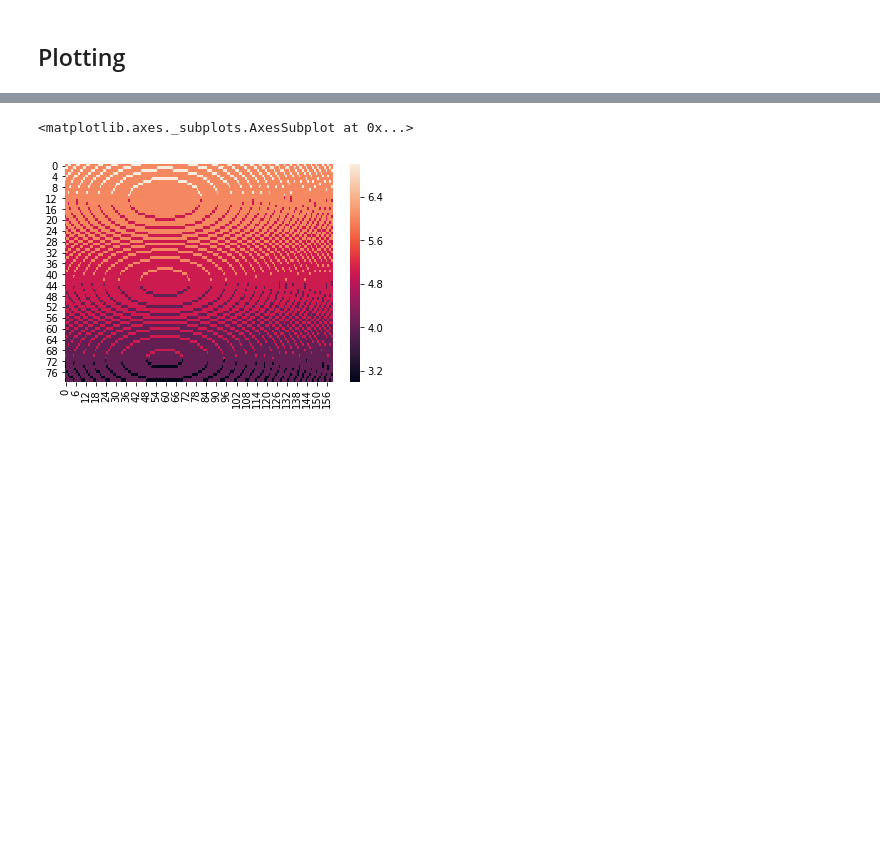
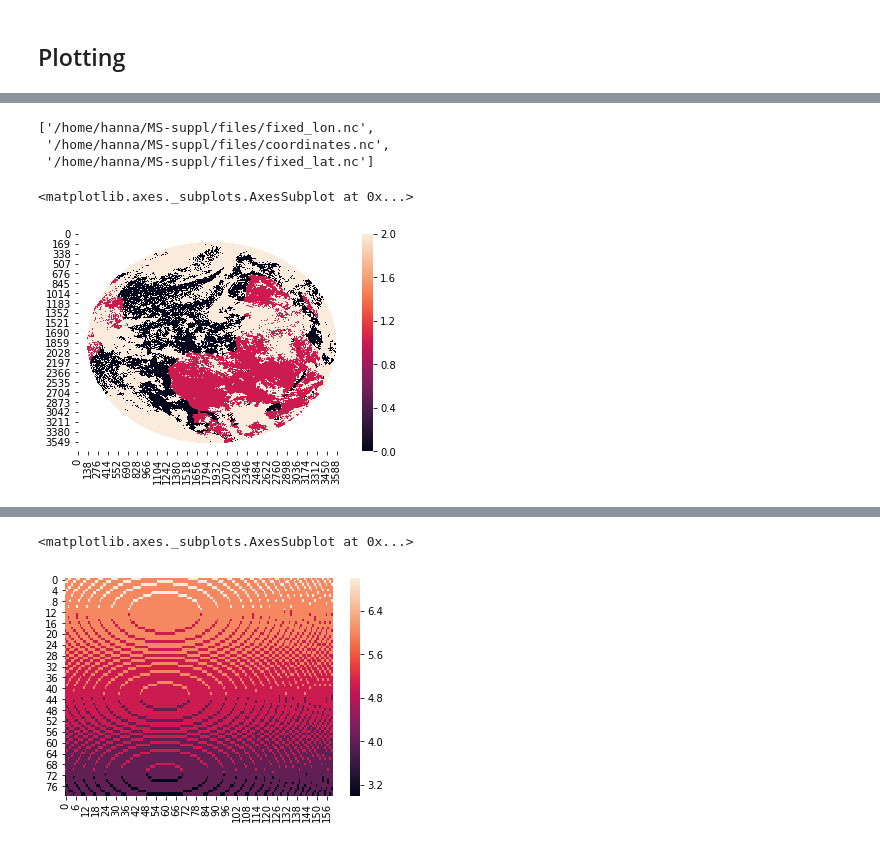
Before and after one commit to hannasv/ms, a Jupyter notebook: notebooks/reading/databasis_for_fractions.ipynb, the cells around one changed output, grey strips where cells are left out. Saved outputs shown, nothing was run; the diff lists cells and outputs as text; code cells hidden in the pictures; blank space fills up the shorter version.

Commit message:
worked on new computations on cloud fractions

```diff
--- a/notebooks/reading/databasis_for_fractions.ipynb
+++ b/notebooks/reading/databasis_for_fractions.ipynb
@@ -46,0 +35,15 @@ for i, lat in enumerate(lats):
+# %%
+coords_files = glob.glob("/home/hanna/MS-suppl/files/*.nc")
+# %%
+coords_files
+# %% [output]
+['/home/hanna/MS-suppl/files/fixed_lon.nc',
+ '/home/hanna/MS-suppl/files/coordinates.nc',
+ '/home/hanna/MS-suppl/files/fixed_lat.nc']
+# %%
+coords = xr.open_dataset(coords_files[0])
+# %%
+sns.heatmap(coords.cloudMask.values)
+# %% [output]
+<matplotlib.axes._subplots.AxesSubplot at 0x...>
+[figure, added]
```
Also changed, not shown: parts of 14 cells of this notebook, 7 other files.
